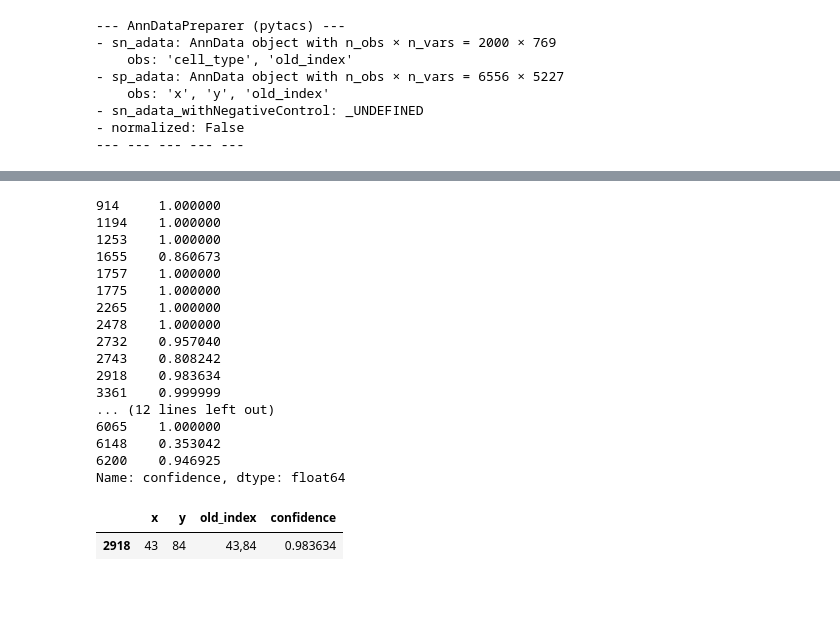
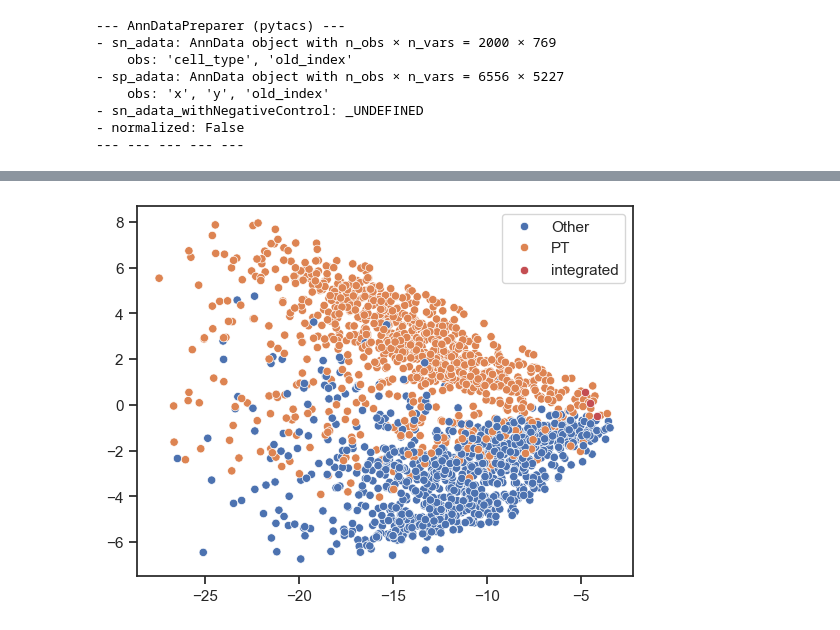
Before and after one commit to LIU-Xnd/pytacs, a Jupyter notebook: demo.ipynb, the cells around one changed output, grey strips where cells are left out. Saved outputs shown, nothing was run; the diff lists cells and outputs as text; code cells hidden in the pictures; blank space fills up the shorter version.

```diff
--- a/demo.ipynb
+++ b/demo.ipynb
@@ -125,26 +130,19 @@ AnnData object with n_obs × n_vars = 27 × 5227
     obs: 'x', 'y', 'old_index', 'confidence'
-# %%
-sp_singleCell.obs['confidence']
-# %% [output]
-914     1.000000
-1194    1.000000
-1253    1.000000
-1655    0.860673
-1757    1.000000
-1775    1.000000
-2265    1.000000
-2478    1.000000
-2732    0.957040
-2743    0.808242
-2918    0.983634
-3361    0.999999
-... (12 lines left out)
-6065    1.000000
-6148    0.353042
-6200    0.946925
-Name: confidence, dtype: float64
-# %%
-sp_singleCell['2918',:].obs
-# %% [output]
-|  | x | y | old_index | confidence |
-| 2918 | 43 | 84 | 43,84 | 0.983634 |
+# %%
+import numpy as np
+
+import pytacs.utils
+xx = np.log1p(data_preper.sn_adata.X) @ clf._PC_loadings.T
+import matplotlib.pyplot as plt
+import seaborn as sns
+sns.scatterplot(x=xx[:,0],y=xx[:,1],hue=data_preper.sn_adata.obs['cell_type'])
+X_sp_submatrix = pytacs.utils.subCountMatrix_genes2InGenes1(
+    X=sp_singleCell.X.toarray(),
+    genes1=data_preper.sn_adata.var.index,
+    genes2=sp_singleCell.var.index
+)
+xx_sp = np.log1p(X_sp_submatrix) @ clf._PC_loadings.T
+sns.scatterplot(x=xx_sp[:,0],y=xx_sp[:,1],c='r', label='integrated')
+plt.show()
+# %% [output]
+[figure, added]
```
Also changed, not shown: parts of 10 cells of this notebook, 1 other file.
